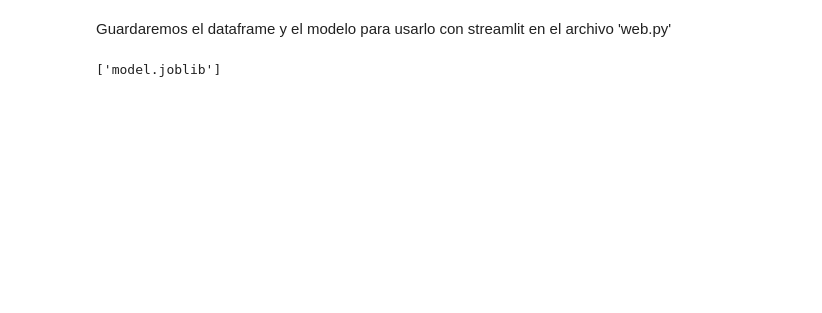
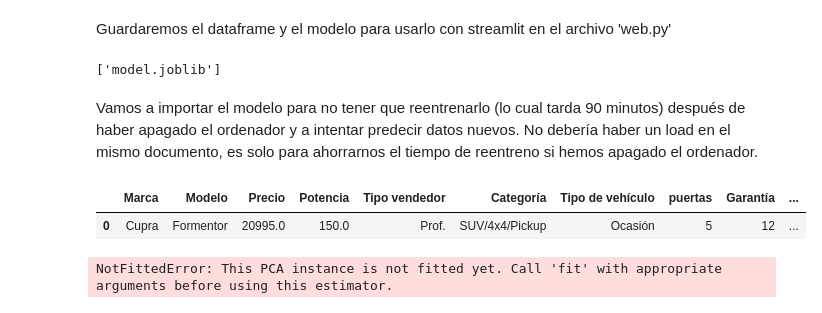
Before and after one commit to maribelseara/proyecto_final_ds, a Jupyter notebook: ML.ipynb, the cells around one changed output. Drawn from its saved outputs; the diff is of its cells as text; code cells hidden in the pictures; blank space fills up the shorter version.

Commit message:
New predictions added

```diff
--- a/ML.ipynb
+++ b/ML.ipynb
@@ -351,2 +402,13 @@ dump(pipe, "model.joblib")
 # %% [output]
 ['model.joblib']
+# %% [markdown]
+Vamos a importar el modelo para no tener que reentrenarlo (lo cual tarda 90 minutos) después de haber apagado el ordenador y a intentar predecir datos nuevos. No debería haber un load en el mismo documento, es solo para ahorrarnos el tiempo de reentreno si hemos apagado el ordenador.
+# %%
+df=load('vehiculos.df')
+model=load('model.joblib')
+# %%
+pd.options.display.max_columns = None
+df.head(1)
+# %% [output]
+|  | Marca | Modelo | Precio | Potencia | Tipo vendedor | Categoría | Tipo de vehículo | puertas | Garantía | ... |
+| 0 | Cupra | Formentor | 20995.0 | 150.0 | Prof. | SUV/4x4/Pickup | Ocasión | 5 | 12 | ... |
@@ -352,0 +419,4 @@ dump(pipe, "model.joblib")
+# %%
+predict = model.predict(input_data)[0]
+# %% [output]
+NotFittedError: This PCA instance is not fitted yet. Call 'fit' with appropriate arguments before using this estimator.
```
Also changed, not shown: parts of 20 cells of this notebook, 1 other file.
